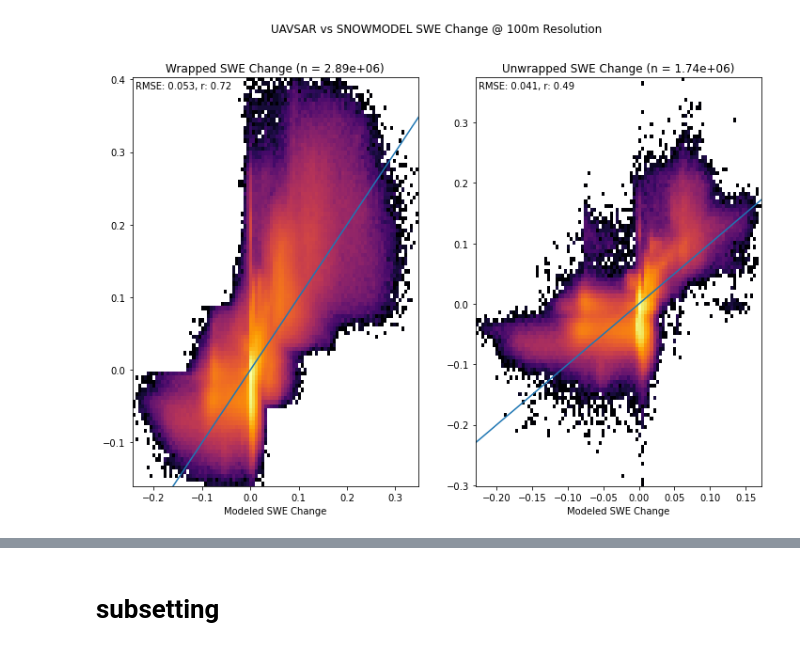
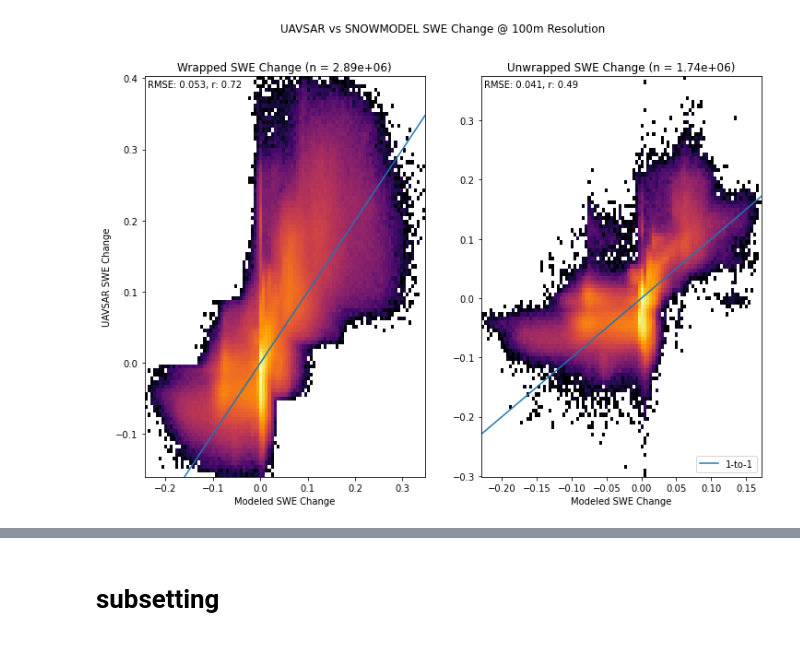
Before and after one commit to ZachHoppinen/uavsar-validation, a Jupyter notebook: src/play/modeling.ipynb, the cells around one changed output, grey strips where cells are left out. Saved outputs shown, nothing was run; the diff lists cells and outputs as text; code cells hidden in the pictures.

Commit message:
fix model compare figs

```diff
--- a/src/play/modeling.ipynb
+++ b/src/play/modeling.ipynb
@@ -1,11 +1,3 @@
-# %%
-ncs_dir = Path('/bsuscratch/zacharykeskinen/data/uavsar/ncs/model')
-
-xs = []
-ys = [[]]
-
-for fp in ncs_dir.glob('*.sd.model.nc'):
-    ds = xr.open_dataset(fp)
 # %%
 import xarray as xr
 import numpy as np
@@ -37,31 +29,33 @@ for i, var in enumerate(['int','unw']):
     ys = np.hstack(ys)
 
     xs_tmp = xs[(~np.isnan(xs)) & (~np.isnan(ys))]
     ys = ys[(~np.isnan(xs)) & (~np.isnan(ys)) ]
     xs = xs_tmp
 
     # range = [[-0.001, 0.002], [-0.1, 0.1]]
     axes[i].hist2d(xs, ys, bins = 100, norm=mpl.colors.LogNorm(), cmap=mpl.cm.inferno) #, range = range)
     axes[i].set_xlabel('Modeled SWE Change')
     if i == 0:
         axes[i].set_title(f'Wrapped SWE Change (n = {len(ys):.2e})')
     else:
         axes[i].set_title(f'Unwrapped SWE Change (n = {len(ys):.2e})')
     #axes[i].set_xlim(range[0])
     #axes[i].set_ylim(range[1])
 
     from sklearn.metrics import mean_squared_error
     rms = mean_squared_error(xs, ys, squared=False)
 
     from scipy.stats import pearsonr
     r, p = pearsonr(xs, ys)
     axes[i].text(.01, .99, f'RMSE: {rms:.2}, r: {r:.2}', ha='left', va='top', transform=axes[i].transAxes)
 plt.suptitle('UAVSAR vs SNOWMODEL SWE Change @ 100m Resolution')
 
+axes[0].set_ylabel('UAVSAR SWE Change')
 # identity line
 for ax in axes:
     ax.plot([-1,1], [-1,1], label = '1-to-1')
+axes[1].legend(loc = 'lower right')
 
 plt.savefig('/bsuhome/zacharykeskinen/uavsar-validation/figures/model/hist2d_all_100.png')
 # %% [output]
-[figure, old version]
+[figure, new version]
```
Also changed, not shown: parts of 3 cells of this notebook, 3 other files.
